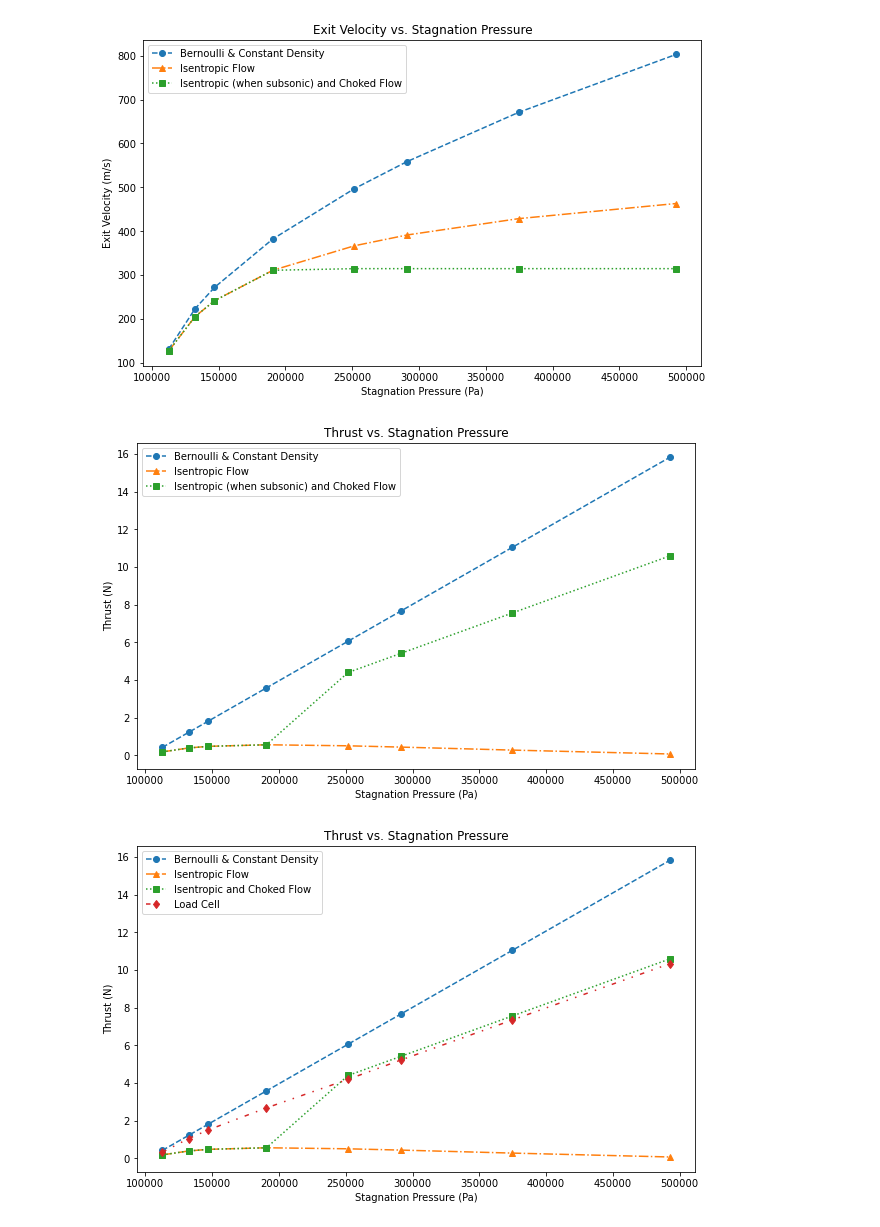
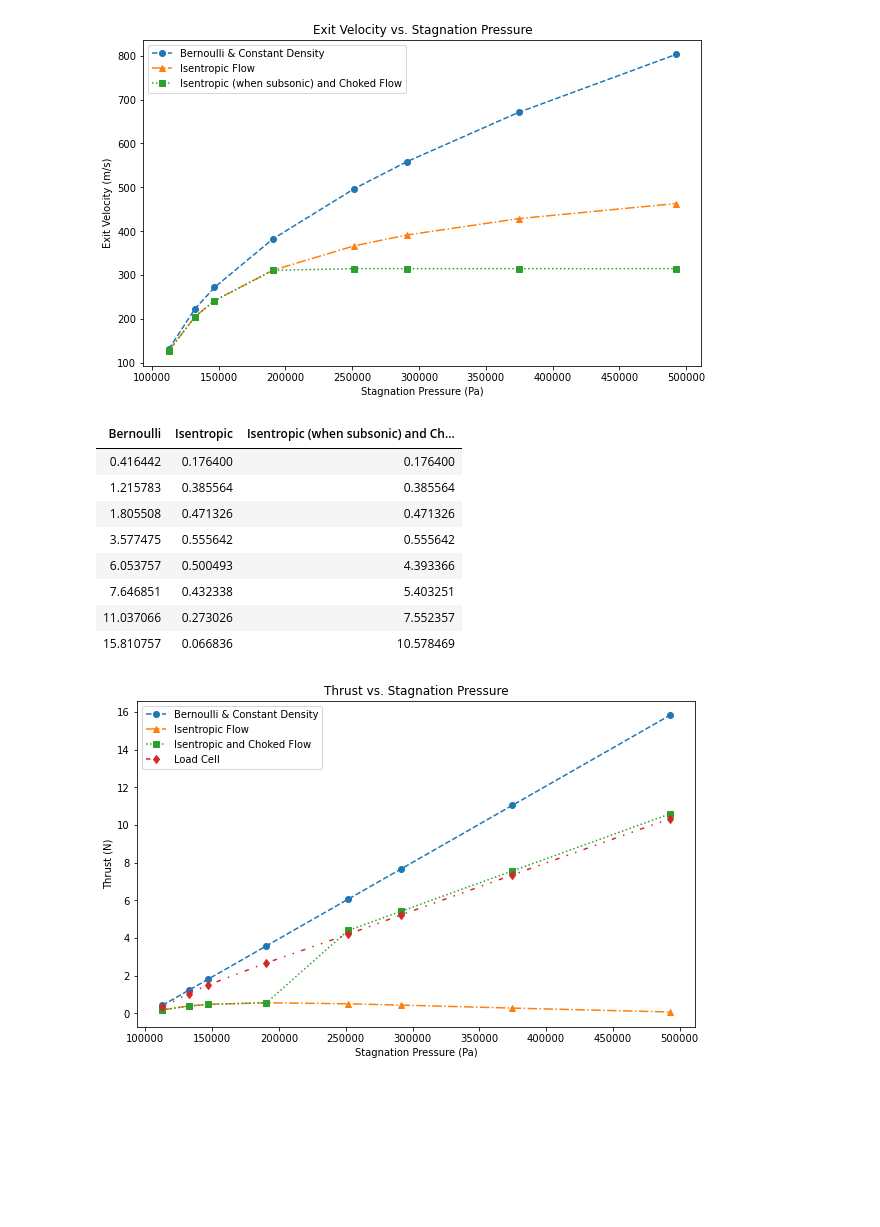
Before and after one commit to EvanY14/AE460-Fa23, a Jupyter notebook: Lab_3/dat_anal.ipynb, the cells around one changed output. Cells and saved outputs as stored; diff of their text form; code cells hidden in the pictures; blank space fills up the shorter version.

Commit message:
changed problem 4 to table

```diff
--- a/Lab_3/dat_anal.ipynb
+++ b/Lab_3/dat_anal.ipynb
@@ -128,19 +128,20 @@ plt.legend()
 plt.show()
 # %% [output]
 [figure]
-# %%
-#number 4
-plt.figure(figsize=(10, 6))
-plt.plot(stagPress, thrust_2a, marker='o', linestyle='--', label='Bernoulli & Constant Density')
-plt.plot(stagPress, thrust_2b, marker='^', linestyle='-.', label='Isentropic Flow')
-plt.plot(stagPress, thrust_2c, marker='s', linestyle=':', label='Isentropic (when subsonic) and Choked Flow')
-plt.title('Thrust vs. Stagnation Pressure')
-plt.xlabel('Stagnation Pressure (Pa)')
-plt.ylabel('Thrust (N)')
-plt.legend()
-plt.show()
-# %% [output]
-[figure, removed]
+# %%
+#number 4
+df_prob_1 = pd.DataFrame({'Bernoulli': thrust_2a, 'Isentropic': thrust_2b, 'Isentropic (when subsonic) and Choked Flow': thrust_2c})
+display(HTML(df_prob_1.to_html(index=False)))
+# %% [output]
+| Bernoulli | Isentropic | Isentropic (when subsonic) and Ch... |
+| 0.416442 | 0.176400 | 0.176400 |
+| 1.215783 | 0.385564 | 0.385564 |
+| 1.805508 | 0.471326 | 0.471326 |
+| 3.577475 | 0.555642 | 0.555642 |
+| 6.053757 | 0.500493 | 4.393366 |
+| 7.646851 | 0.432338 | 5.403251 |
+| 11.037066 | 0.273026 | 7.552357 |
+| 15.810757 | 0.066836 | 10.578469 |
 # %%
 #number 5
 plt.figure(figsize=(10, 6))
```
